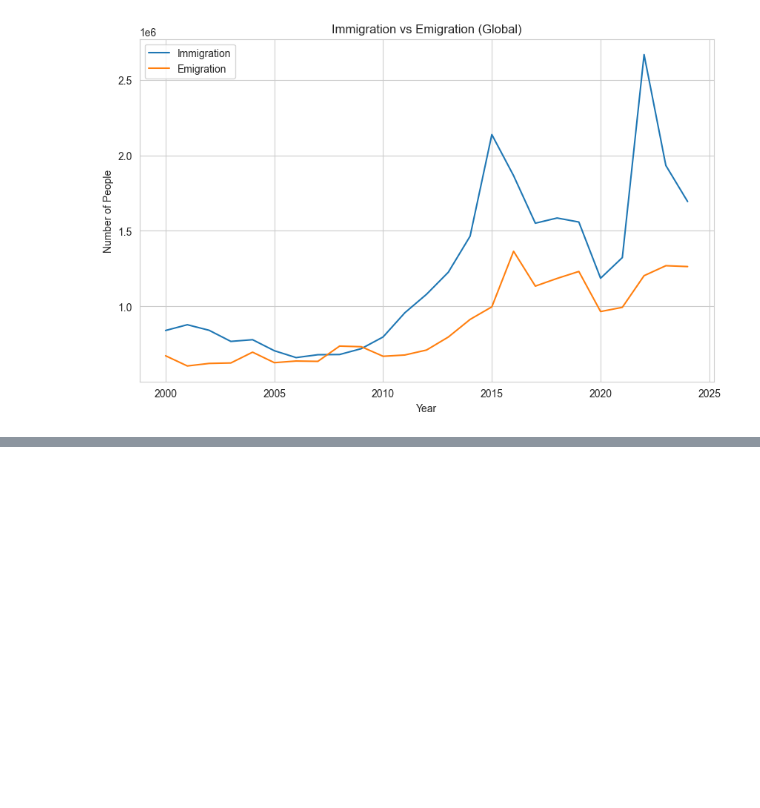
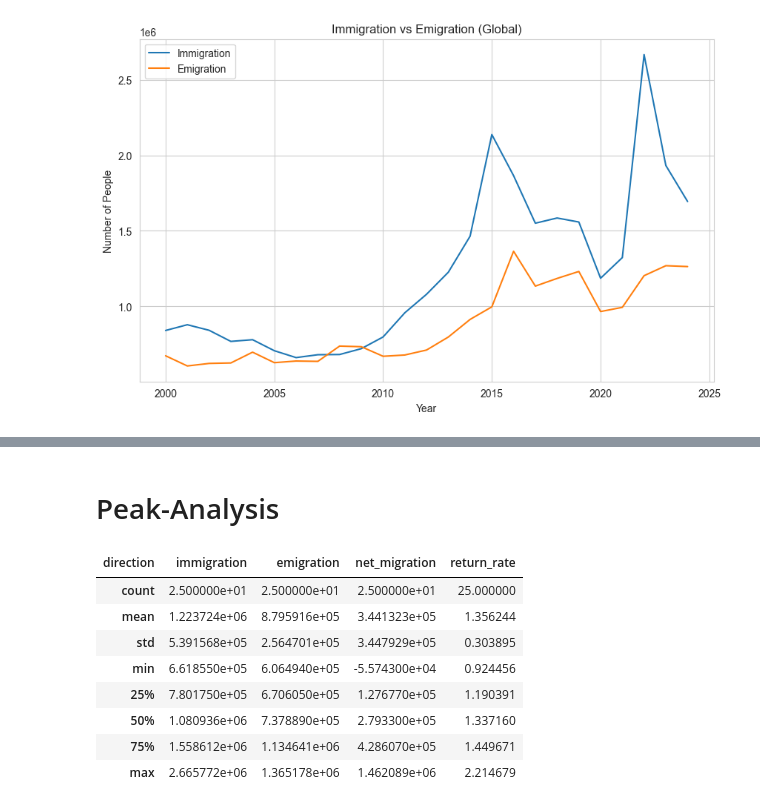
Before and after one commit to andronix82/german-migration-analysis, a Jupyter notebook: notebooks/01_eda_migration.ipynb, the cells around one changed output, grey strips where cells are left out. Saved outputs shown, nothing was run; the diff lists cells and outputs as text; code cells hidden in the pictures; blank space fills up the shorter version.

```diff
--- a/notebooks/01_eda_migration.ipynb
+++ b/notebooks/01_eda_migration.ipynb
@@ -190,0 +273,17 @@ plt.show()
+# %% [markdown]
+# Peak-Analysis
+# %%
+pivot_global[['immigration',
+                 'emigration',
+                 'net_migration',
+                 'return_rate']].describe()
+# %% [output]
+| direction | immigration | emigration | net_migration | return_rate |
+| count | 2.500000e+01 | 2.500000e+01 | 2.500000e+01 | 25.000000 |
+| mean | 1.223724e+06 | 8.795916e+05 | 3.441323e+05 | 1.356244 |
+| std | 5.391568e+05 | 2.564701e+05 | 3.447929e+05 | 0.303895 |
+| min | 6.618550e+05 | 6.064940e+05 | -5.574300e+04 | 0.924456 |
+| 25% | 7.801750e+05 | 6.706050e+05 | 1.276770e+05 | 1.190391 |
+| 50% | 1.080936e+06 | 7.378890e+05 | 2.793300e+05 | 1.337160 |
+| 75% | 1.558612e+06 | 1.134641e+06 | 4.286070e+05 | 1.449671 |
+| max | 2.665772e+06 | 1.365178e+06 | 1.462089e+06 | 2.214679 |
```
Also changed, not shown: parts of 22 cells of this notebook, 5 other files.
